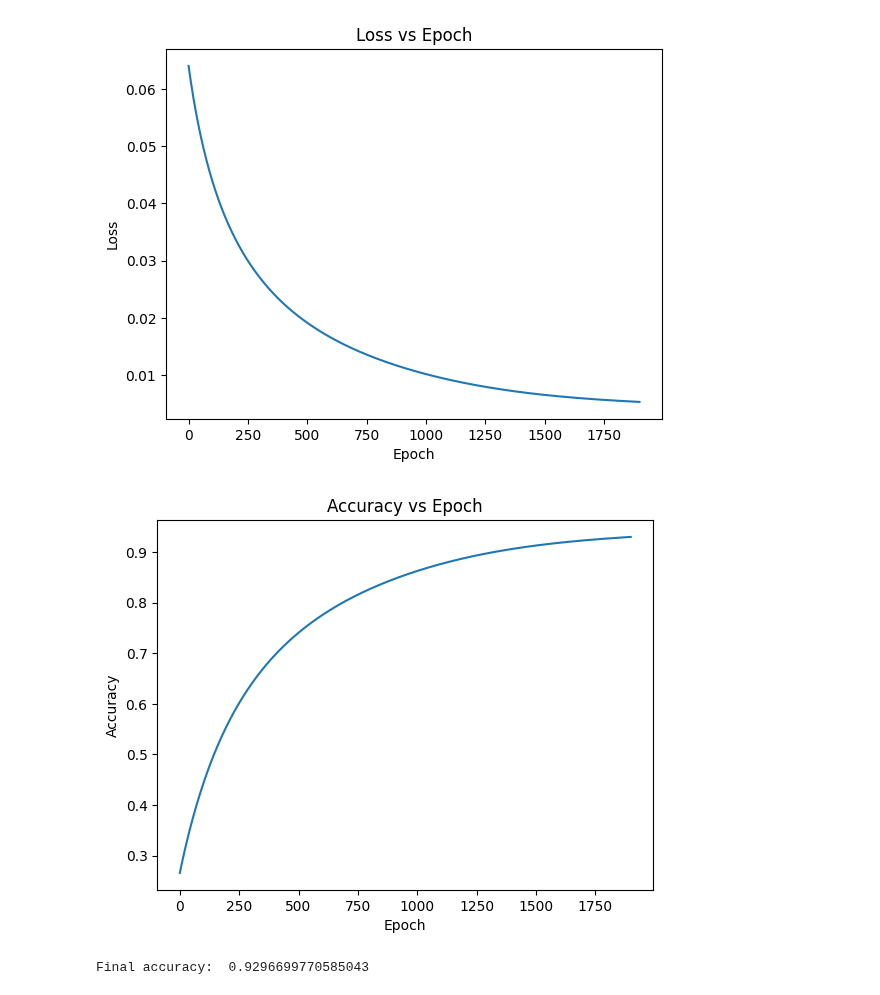
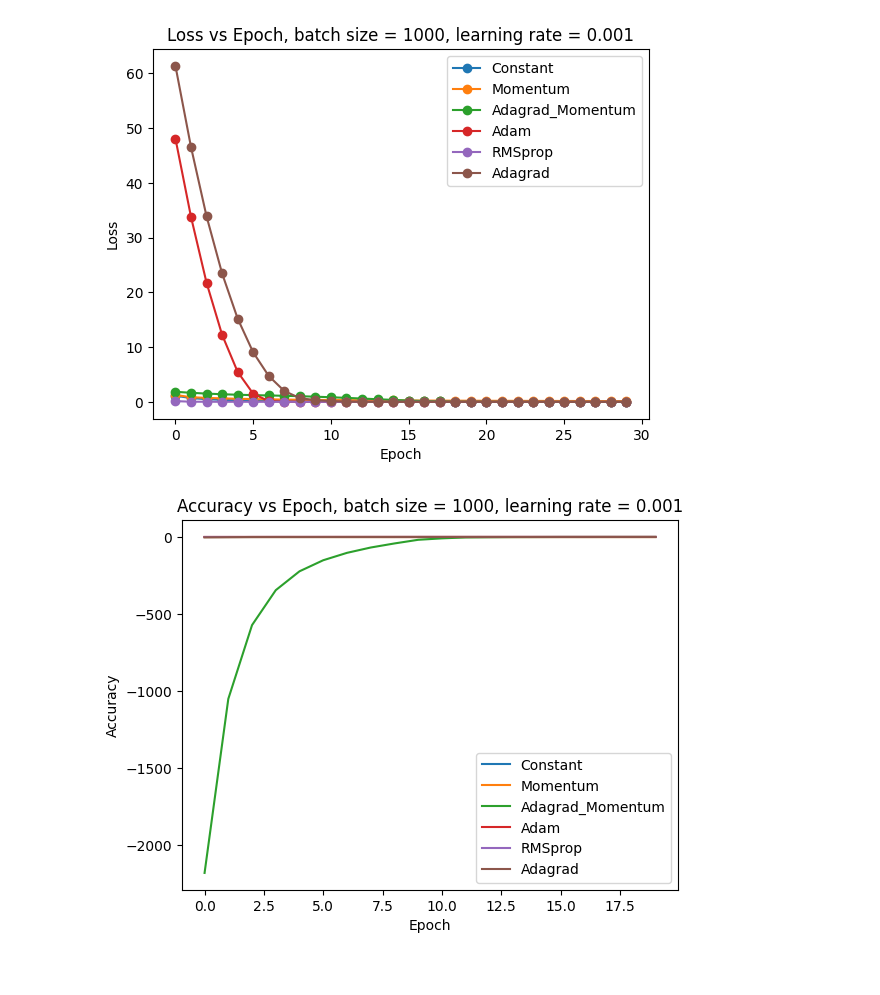
Before and after one commit to GauteJ1/FYS-STK-projects, a Jupyter notebook: project_2/src/NN.ipynb, the cells around one changed output. Drawn from its saved outputs; the diff is of its cells as text; code cells hidden in the pictures.

```diff
--- a/project_2/src/NN.ipynb
+++ b/project_2/src/NN.ipynb
@@ -27,6 +27,6 @@ network_shape = [input_size] + hidden_layers + [output_size]
 activation_funcs = ["ReLU", "sigmoid", "ReLU", "identity"]
 cost_fun = mse
 
-model = NeuralNetwork(network_shape, activation_funcs, cost_fun)
+epochs = 30
+learning_rate = 0.001
+batch_size = 1000
-# %%
-_, accuracy_list, loss_list, preds = model.train_network(inputs, targets, epochs=10000, learning_rate=0.01)
@@ -34,0 +33,10 @@ print("Final accuracy: ", accuracy_list[-1])
+# %%
+grad_methods = ["Constant", "Momentum","Adagrad_Momentum", "Adam", "RMSprop", "Adagrad"]
+losses = []
+accuracies = []
+
+for grad in tqdm(grad_methods):
+    model = NeuralNetwork(network_shape, activation_funcs, cost_fun, "regression", grad)
+    _, accuracy_list, loss_list, preds = model.train_network(inputs, targets, epochs=epochs, learning_rate=learning_rate, batch_size=batch_size)
+    losses.append(loss_list)
+    accuracies.append(accuracy_list)
@@ -35,20 +50,27 @@ print("Final accuracy: ", accuracy_list[-1])
 # %%
-plt.plot(loss_list[100:])
-plt.xlabel("Epoch")
-plt.ylabel("Loss")
-plt.title("Loss vs Epoch")
+i = 0
+
+for method, loss_list in zip(grad_methods, losses):
+    if i in [0, 1, 2,3,4,5]:
+        plt.plot(loss_list, label=method, marker="o")
+        plt.xlabel("Epoch")
+        plt.ylabel("Loss")
+        plt.title(f"Loss vs Epoch, batch size = {batch_size}, learning rate = {learning_rate}")
+        plt.legend()
+    i += 1
 plt.show()
 # %% [output]
-[figure, old version]
+[figure, new version]
 # %%
-plt.plot(accuracy_list[100:])
-plt.xlabel("Epoch")
-plt.ylabel("Accuracy")
-plt.title("Accuracy vs Epoch")
+i = 0
+for method, accuracy_list in zip(grad_methods, accuracies):
+    if i in [0, 1,2, 3,4,5]:
+        plt.plot(accuracy_list[10:], label=method)
+        plt.xlabel("Epoch")
+        plt.ylabel("Accuracy")
+        plt.title(f"Accuracy vs Epoch, batch size = {batch_size}, learning rate = {learning_rate}")
+        plt.legend()
+    i += 1
 plt.show()
 # %% [output]
-[figure, old version]
+[figure, new version]
-# %%
-print("Final accuracy: ", accuracy_list[-1])
-# %% [output]
-Final accuracy:  0.9296699770585043
```
Also changed, not shown: parts of 4 cells of this notebook, 4 other files.
